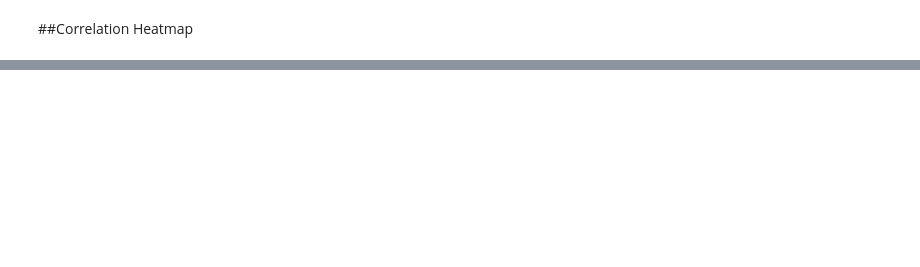
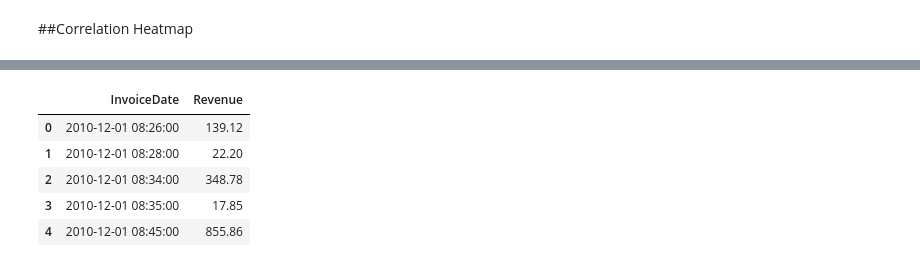
Before and after one commit to coder-priyanka01/Retail-Demand-Forecasting-Project, a Jupyter notebook: AI_Driven_Demand_Forecasting_&_Inventory_Optimization_System.ipynb, the cells around one changed output, grey strips where cells are left out. Saved outputs shown, nothing was run; the diff lists cells and outputs as text; code cells hidden in the pictures; blank space fills up the shorter version.

```diff
--- a/AI_Driven_Demand_Forecasting_&_Inventory_Optimization_System.ipynb
+++ b/AI_Driven_Demand_Forecasting_&_Inventory_Optimization_System.ipynb
@@ -268,0 +327,11 @@ plt.show()
+# %%
+daily_sales = df.groupby("InvoiceDate")["Revenue"].sum().reset_index()
+
+daily_sales.head()
+# %% [output]
+|  | InvoiceDate | Revenue |
+| 0 | 2010-12-01 08:26:00 | 139.12 |
+| 1 | 2010-12-01 08:28:00 | 22.20 |
+| 2 | 2010-12-01 08:34:00 | 348.78 |
+| 3 | 2010-12-01 08:35:00 | 17.85 |
+| 4 | 2010-12-01 08:45:00 | 855.86 |
```
Also changed, not shown: parts of 19 cells of this notebook.
